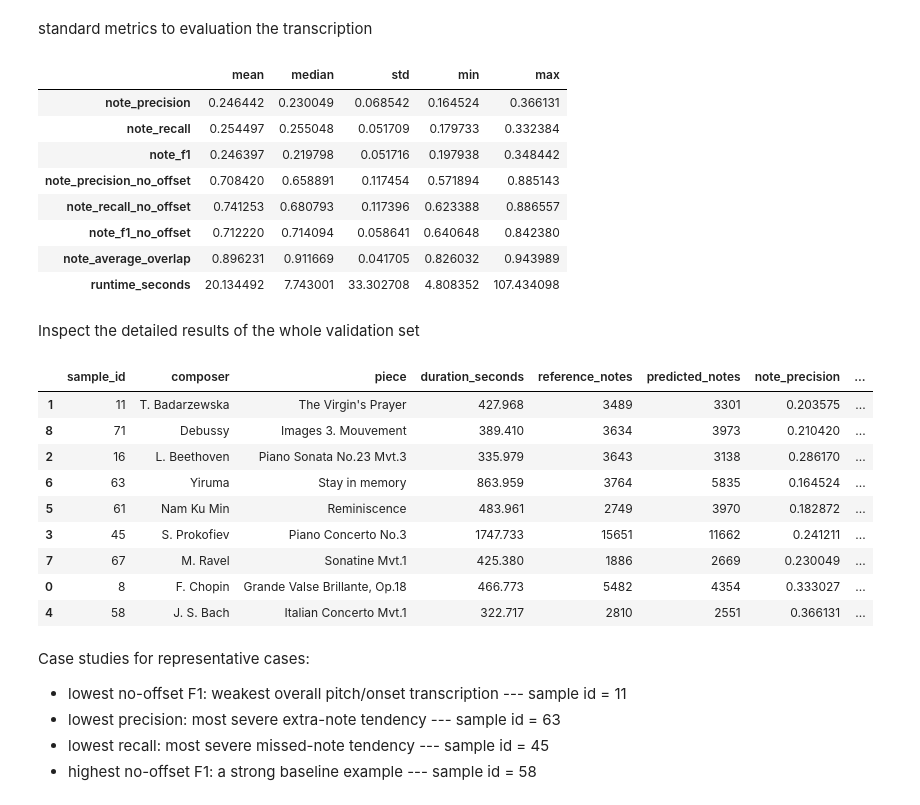
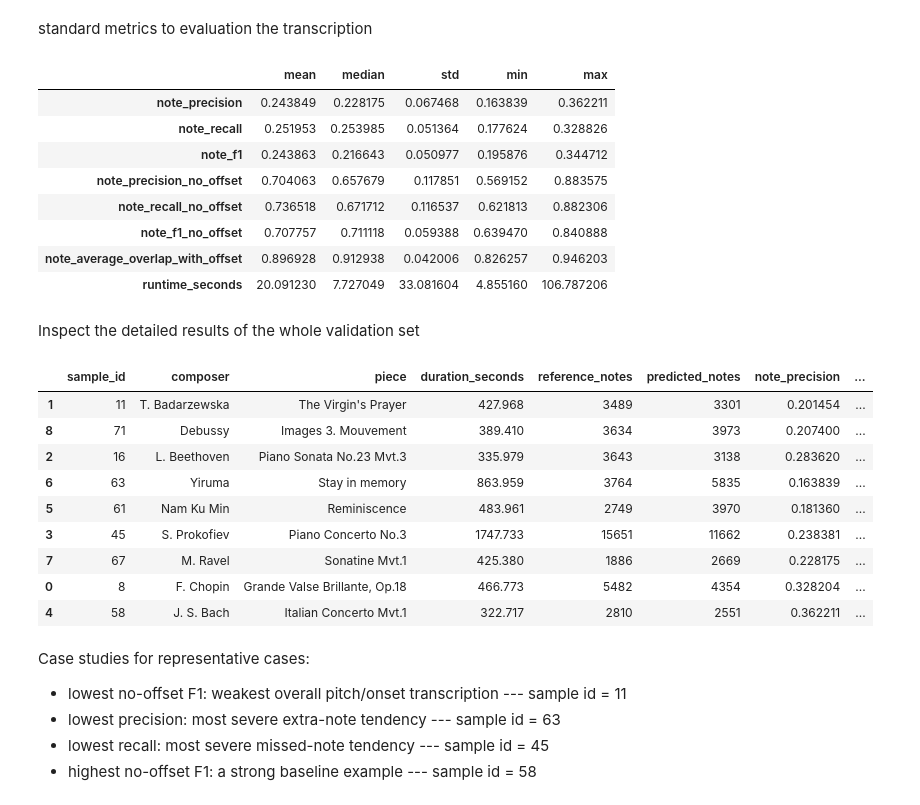
Before and after one commit to lambda-feedback/compareMusic, a Jupyter notebook: notebooks/AMT_Basic_Pitch.ipynb, the cells around one changed output. Cells and saved outputs as stored; diff of their text form; code cells hidden in the pictures.

```diff
--- a/notebooks/AMT_Basic_Pitch.ipynb
+++ b/notebooks/AMT_Basic_Pitch.ipynb
@@ -134,7 +134,20 @@ def convert_predicted_midi_to_notes(predicted_midi):
     return notes
 
 
-def transcribe_audio(audio_path):
+def transcribe_audio(
+    audio_path,
+    onset_threshold=ONSET_THRESHOLD,
+    frame_threshold=FRAME_THRESHOLD,
+    minimum_note_length=MINIMUM_NOTE_LENGTH,
+):
+    """
+    Run Basic Pitch on one audio file.
+
+    The threshold parameters default to the global configuration values
+    above, but can be overridden per call. This makes it easy to try
+    different threshold values later (e.g. in the post-processing
+    experiments section) without editing this function.
+    """
     start_time = time.perf_counter()
 
     hidden_output = io.StringIO()
@@ -143,9 +156,9 @@ def transcribe_audio(audio_path):
         _, predicted_midi, _ = predict(
             str(audio_path),
             model_or_model_path=ICASSP_2022_MODEL_PATH,
-            onset_threshold=ONSET_THRESHOLD,
-            frame_threshold=FRAME_THRESHOLD,
-            minimum_note_length=MINIMUM_NOTE_LENGTH,
+            onset_threshold=onset_threshold,
+            frame_threshold=frame_threshold,
+            minimum_note_length=minimum_note_length,
             multiple_pitch_bends=False,
         )
 
@@ -160,12 +173,14 @@ def notes_to_mir_eval_arrays(notes, offset_key="offset"):
         dtype=float,
     )
 
-    pitches = np.array(
+    midi_pitches = np.array(
         [note["pitch"] for note in notes],
         dtype=float,
     )
 
-    return intervals, pitches
+    frequencies = 440.0 * (2.0 ** ((midi_pitches - 69.0) / 12.0))
+
+    return intervals, frequencies
 
 
 def evaluate_note_transcription(reference_notes, predicted_notes):
@@ -203,7 +218,7 @@ def evaluate_note_transcription(reference_notes, predicted_notes):
         "note_precision_no_offset": precision_no_offset,
         "note_recall_no_offset": recall_no_offset,
         "note_f1_no_offset": f1_no_offset,
-        "note_average_overlap": overlap,
+        "note_average_overlap_with_offset": overlap,
         "reference_notes": len(reference_notes),
         "predicted_notes": len(predicted_notes),
         "note_count_difference": len(predicted_notes) - len(reference_notes),
@@ -389,7 +509,7 @@ def evaluate_on_pianovam(split_name):
     for _, sample in split_samples.iterrows():
         paths = get_sample_paths(sample)
         reference_notes = load_ground_truth_notes(paths["tsv"])
-        predicted_notes, _, runtime_seconds = transcribe_audio(paths["audio"])
+        predicted_notes, runtime_seconds = transcribe_audio_cached(sample["sample_id"], paths["audio"])
 
         transcription_metrics = evaluate_note_transcription(
             reference_notes,
@@ -440,39 +560,39 @@ standard metrics to evaluation the transcription
 # %%
 def summarise_amt_results(results_df):
     metric_columns = [
         "note_precision",
         "note_recall",
         "note_f1",
         "note_precision_no_offset",
         "note_recall_no_offset",
         "note_f1_no_offset",
-        "note_average_overlap",
+        "note_average_overlap_with_offset",
         "runtime_seconds",
     ]
 
     summary = pd.DataFrame({
         "mean": results_df[metric_columns].mean(),
         "median": results_df[metric_columns].median(),
         "std": results_df[metric_columns].std(),
         "min": results_df[metric_columns].min(),
         "max": results_df[metric_columns].max(),
     })
 
     return summary
 
 
 validation_amt_summary = summarise_amt_results(validation_baseline_df)
 validation_amt_summary
 # %% [output]
 |  | mean | median | std | min | max |
-| note_precision | 0.246442 | 0.230049 | 0.068542 | 0.164524 | 0.366131 |
-| note_recall | 0.254497 | 0.255048 | 0.051709 | 0.179733 | 0.332384 |
-| note_f1 | 0.246397 | 0.219798 | 0.051716 | 0.197938 | 0.348442 |
-| note_precision_no_offset | 0.708420 | 0.658891 | 0.117454 | 0.571894 | 0.885143 |
-| note_recall_no_offset | 0.741253 | 0.680793 | 0.117396 | 0.623388 | 0.886557 |
-| note_f1_no_offset | 0.712220 | 0.714094 | 0.058641 | 0.640648 | 0.842380 |
-| note_average_overlap | 0.896231 | 0.911669 | 0.041705 | 0.826032 | 0.943989 |
-| runtime_seconds | 20.134492 | 7.743001 | 33.302708 | 4.808352 | 107.434098 |
+| note_precision | 0.243849 | 0.228175 | 0.067468 | 0.163839 | 0.362211 |
+| note_recall | 0.251953 | 0.253985 | 0.051364 | 0.177624 | 0.328826 |
+| note_f1 | 0.243863 | 0.216643 | 0.050977 | 0.195876 | 0.344712 |
+| note_precision_no_offset | 0.704063 | 0.657679 | 0.117851 | 0.569152 | 0.883575 |
+| note_recall_no_offset | 0.736518 | 0.671712 | 0.116537 | 0.621813 | 0.882306 |
+| note_f1_no_offset | 0.707757 | 0.711118 | 0.059388 | 0.639470 | 0.840888 |
+| note_average_overlap_with_offset | 0.896928 | 0.912938 | 0.042006 | 0.826257 | 0.946203 |
+| runtime_seconds | 20.091230 | 7.727049 | 33.081604 | 4.855160 | 106.787206 |
 # %% [markdown]
 Inspect the detailed results of the whole validation set
 # %%
@@ -487,7 +607,7 @@ analysis_columns = [
     "note_recall",
     "note_f1",
     "note_f1_no_offset",
-    "note_average_overlap",
+    "note_average_overlap_with_offset",
     "transcription_missing_notes",
     "transcription_extra_notes",
     "transcription_wrong_pitch_notes",
@@ -501,15 +621,15 @@ validation_analysis_table = validation_baseline_df[analysis_columns].sort_values
 validation_analysis_table
 # %% [output]
 |  | sample_id | composer | piece | duration_seconds | reference_notes | predicted_notes | note_precision | ... |
-| 1 | 11 | T. Badarzewska | The Virgin's Prayer | 427.968 | 3489 | 3301 | 0.203575 | ... |
-| 8 | 71 | Debussy | Images 3. Mouvement | 389.410 | 3634 | 3973 | 0.210420 | ... |
-| 2 | 16 | L. Beethoven | Piano Sonata No.23 Mvt.3 | 335.979 | 3643 | 3138 | 0.286170 | ... |
-| 6 | 63 | Yiruma | Stay in memory | 863.959 | 3764 | 5835 | 0.164524 | ... |
-| 5 | 61 | Nam Ku Min | Reminiscence | 483.961 | 2749 | 3970 | 0.182872 | ... |
-| 3 | 45 | S. Prokofiev | Piano Concerto No.3 | 1747.733 | 15651 | 11662 | 0.241211 | ... |
-| 7 | 67 | M. Ravel | Sonatine Mvt.1 | 425.380 | 1886 | 2669 | 0.230049 | ... |
-| 0 | 8 | F. Chopin | Grande Valse Brillante, Op.18 | 466.773 | 5482 | 4354 | 0.333027 | ... |
-| 4 | 58 | J. S. Bach | Italian Concerto Mvt.1 | 322.717 | 2810 | 2551 | 0.366131 | ... |
+| 1 | 11 | T. Badarzewska | The Virgin's Prayer | 427.968 | 3489 | 3301 | 0.201454 | ... |
+| 8 | 71 | Debussy | Images 3. Mouvement | 389.410 | 3634 | 3973 | 0.207400 | ... |
+| 2 | 16 | L. Beethoven | Piano Sonata No.23 Mvt.3 | 335.979 | 3643 | 3138 | 0.283620 | ... |
+| 6 | 63 | Yiruma | Stay in memory | 863.959 | 3764 | 5835 | 0.163839 | ... |
+| 5 | 61 | Nam Ku Min | Reminiscence | 483.961 | 2749 | 3970 | 0.181360 | ... |
+| 3 | 45 | S. Prokofiev | Piano Concerto No.3 | 1747.733 | 15651 | 11662 | 0.238381 | ... |
+| 7 | 67 | M. Ravel | Sonatine Mvt.1 | 425.380 | 1886 | 2669 | 0.228175 | ... |
+| 0 | 8 | F. Chopin | Grande Valse Brillante, Op.18 | 466.773 | 5482 | 4354 | 0.328204 | ... |
+| 4 | 58 | J. S. Bach | Italian Concerto Mvt.1 | 322.717 | 2810 | 2551 | 0.362211 | ... |
 # %% [markdown]
 Case studies for representative cases:
 - lowest no-offset F1: weakest overall pitch/onset transcription --- sample id = 11
```
Also changed, not shown: parts of 12 cells of this notebook.
